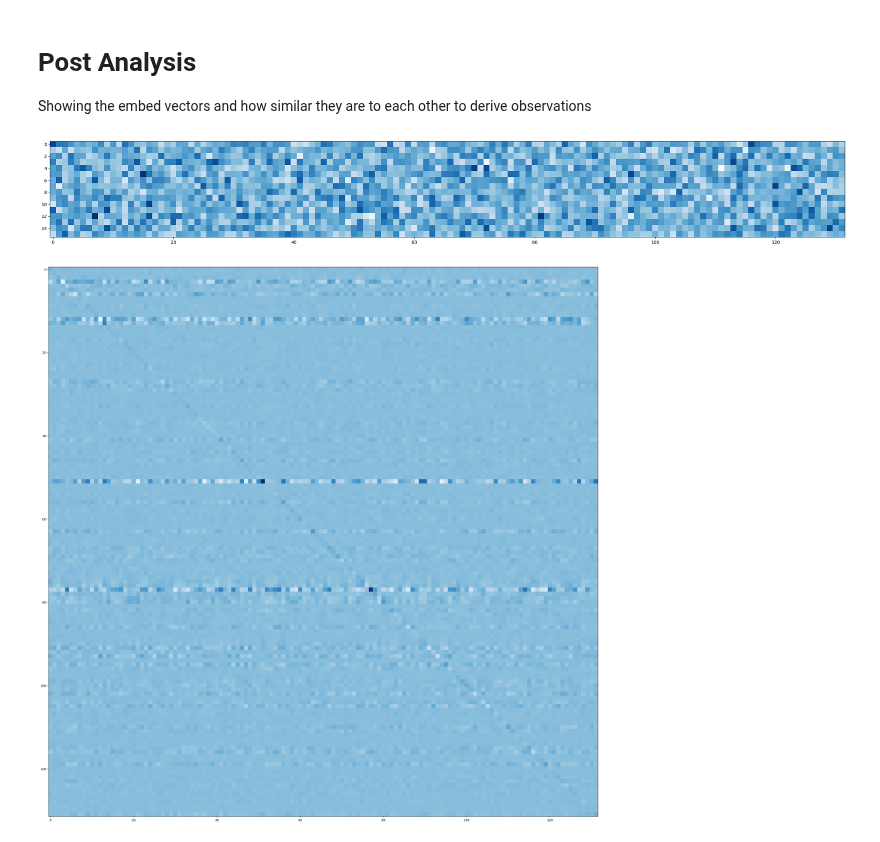
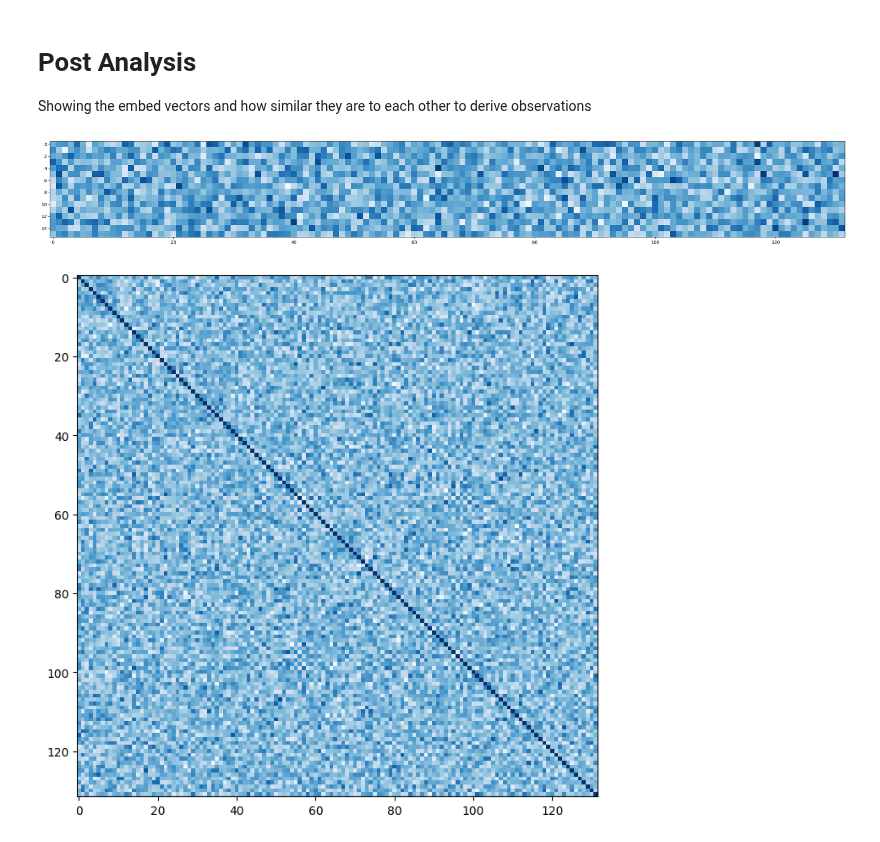
Before and after one commit to TheRealAnonymous008/ML-Playground, a Jupyter notebook: Composer/gen.ipynb, the cells around one changed output. Drawn from its saved outputs; the diff is of its cells as text; code cells hidden in the pictures.

```diff
--- a/Composer/gen.ipynb
+++ b/Composer/gen.ipynb
@@ -23,7 +20,7 @@ SKIP_EOS = True # If true, ignores any EOS tokens
 
 model = NoteComposeNet()
 
-PATH = r"./checkpoints/temps/model_20"
+PATH = r"./checkpoints/model_20230802_135908_0"
 model.load_state_dict(torch.load(PATH))
 # %% [output]
 <All keys matched successfully>
@@ -84,20 +79,16 @@ plt.figure(figsize=(32 ,32))
 plt.imshow(plot_embeds, cmap='Blues', interpolation='nearest')
 plt.show()
 # %% [output]
-[figure, old version]
+[figure, new version]
 # %%
 corr = [[0 for i in range(0, len(embeds))] for j in range(0, len(embeds))]
 for i in range(0, len(embeds)):
     for j in range(0, len(embeds)):
         corr[i][j] = np.dot(embeds[i], embeds[j]) / (norm(embeds[i]) * norm(embeds[j]))
 
-    s = sum(corr[i])
 
-    corr[i] /= s
-
-
-plt.figure(figsize=(32 ,32))
+plt.figure(figsize=(8 ,8))
 plt.imshow(corr, cmap='Blues', interpolation='nearest')
 plt.show()
 # %% [output]
-[figure, old version]
+[figure, new version]
```
Also changed, not shown: parts of 8 cells of this notebook, 3 other files.
